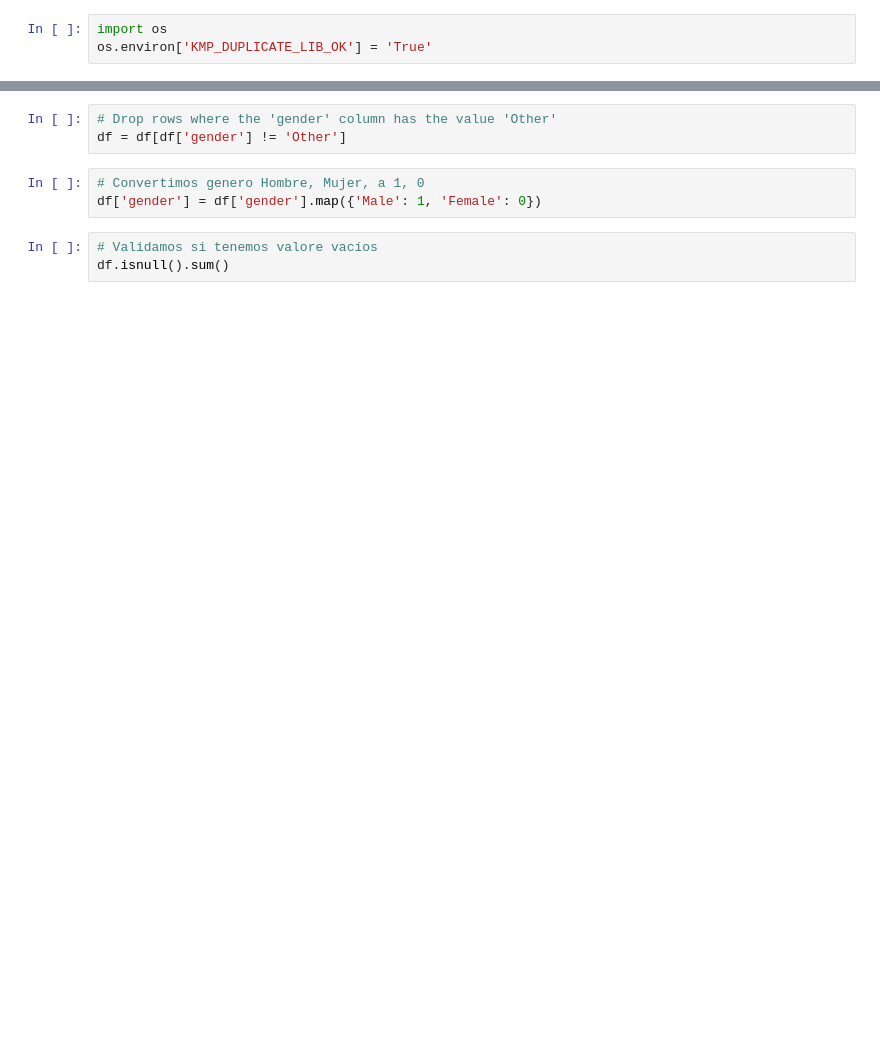
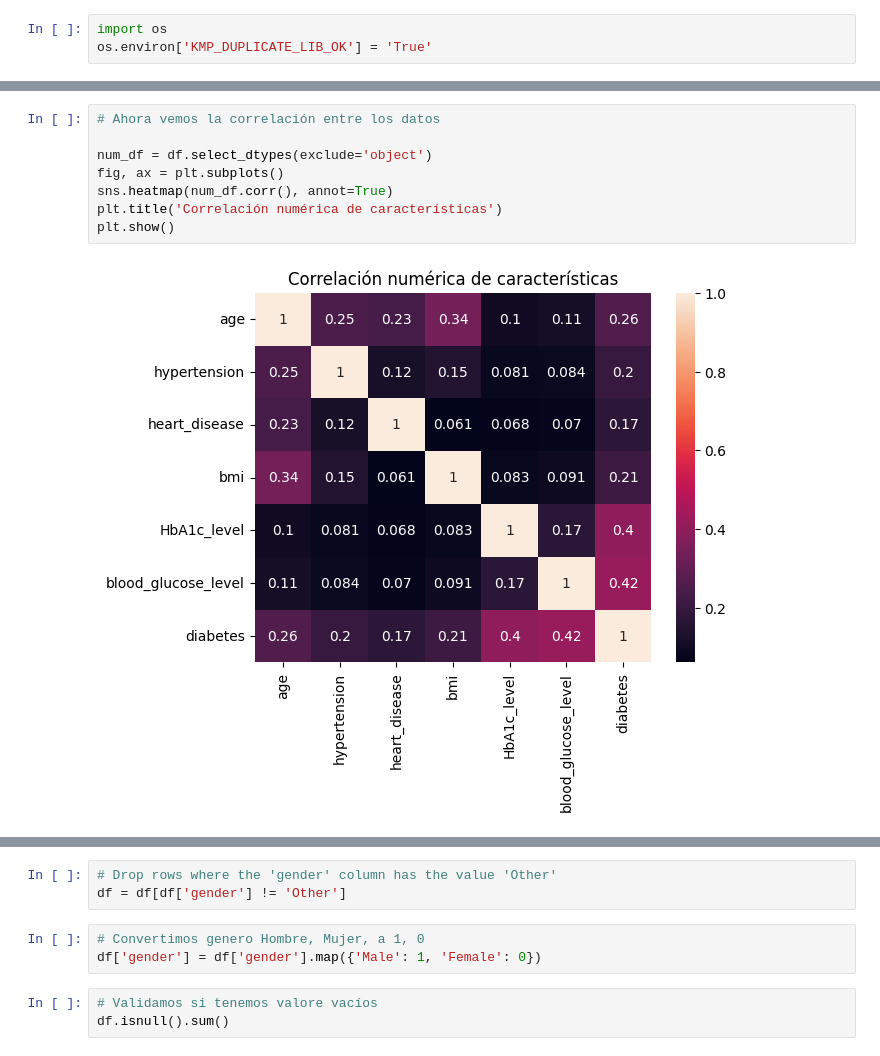
Before and after one commit to acarmonag/ML, a Jupyter notebook: diabetis.ipynb, the cells around one changed output, grey strips where cells are left out. Cells and saved outputs as stored; diff of their text form; blank space fills up the shorter version.

```diff
--- a/diabetis.ipynb
+++ b/diabetis.ipynb
@@ -119,3 +81,13 @@ df['gender'].unique()
+# %%
+# Ahora vemos la correlación entre los datos
+
+num_df = df.select_dtypes(exclude='object')
+fig, ax = plt.subplots()
+sns.heatmap(num_df.corr(), annot=True)
+plt.title('Correlación numérica de características')
+plt.show()
+# %% [output]
+[figure, added]
 # %%
 # Count the number of rows where gender is not 'Other'
 count_without_other = df[df['gender'] != 'Other'].shape[0]
```
Also changed, not shown: parts of 37 cells of this notebook, 1 other file.
